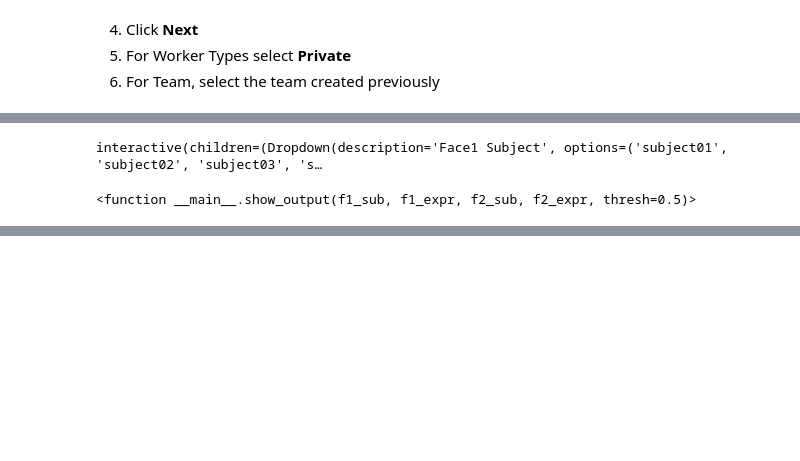
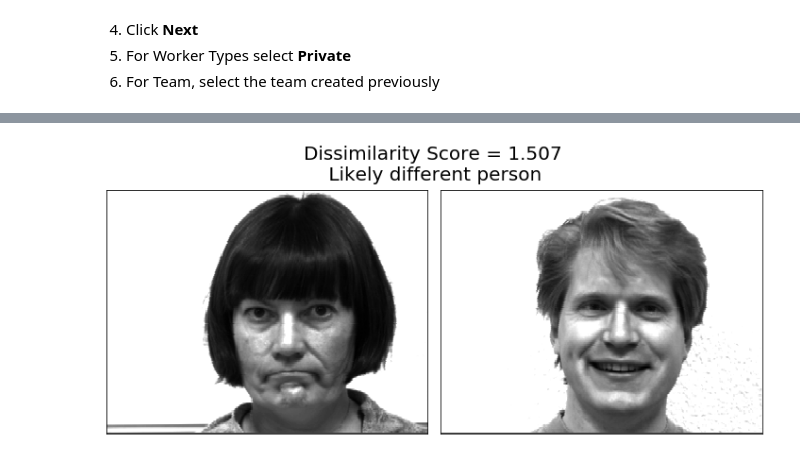
Before and after one commit to szamarin/ground_truth_lab, a Jupyter notebook: ground_truth_lab.ipynb, the cells around one changed output, grey strips where cells are left out. Saved outputs shown, nothing was run; the diff lists cells and outputs as text; code cells hidden in the pictures; blank space fills up the shorter version.

```diff
--- a/ground_truth_lab.ipynb
+++ b/ground_truth_lab.ipynb
@@ -154,10 +137,10 @@ def load_and_split(path, label):
 model = TensorFlow(entry_point='src/training.py',
                              role=role,
                              train_instance_count=1,
-                             train_instance_type='local',
+                             train_instance_type='local_gpu',
                              framework_version='2.1.0',
                              py_version='py3',
-                             hyperparameters = {"epochs": 10, "steps_per_epoch":10}
+                             hyperparameters = {"epochs": 10, "steps_per_epoch":32}
                       )
 # %%
 #fit model on the labeled data
@@ -184,7 +167,7 @@ tmpbvuljqqr_algo-1-fefeu_1 exited with code 0
 Aborting on container exit...
 ===== Job Complete =====
 # %%
-predictor = model.deploy(initial_instance_count=1, instance_type='ml.p2.xlarge')
+predictor = model.deploy(initial_instance_count=1, instance_type='local')
 # %% [output]
 Parameter image will be renamed to image_uri in SageMaker Python SDK v2.
 'create_image_uri' will be deprecated in favor of 'ImageURIProvider' class in SageMaker Python SDK v2.
@@ -246,12 +240,0 @@ from ipywidgets import Button, HBox, VBox
-# %%
-style = {'description_width': 'initial'}
-f1_sub = widgets.Dropdown(options=subjects,description="Face1 Subject", style=style)
-f1_expr = widgets.Dropdown(options=expressions,description="Face1 Expression", style=style)
-
-f2_sub = widgets.Dropdown(options=subjects,description="Face2 Subject", style=style)
-f2_expr = widgets.Dropdown(options=expressions,description="Face2 Expression", style=style)
-
-interact_manual(show_output, f1_sub=f1_sub, f1_expr=f1_expr, f2_sub=f2_sub, f2_expr=f2_expr)
-# %% [output]
-interactive(children=(Dropdown(description='Face1 Subject', options=('subject01', 'subject02', 'subject03', 's…
-<function __main__.show_output(f1_sub, f1_expr, f2_sub, f2_expr, thresh=0.5)>
@@ -259,0 +241,4 @@ predictor.delete_endpoint()
+# %%
+show_output(f1_sub = random.choice(subjects), f1_expr = random.choice(expressions),
+           f2_sub = random.choice(subjects), f2_expr = random.choice(expressions))
+# %% [output]
@@ -259,0 +246 @@ predictor.delete_endpoint()
+[figure, added]
```
Also changed, not shown: parts of 13 cells of this notebook, 3 other files.
